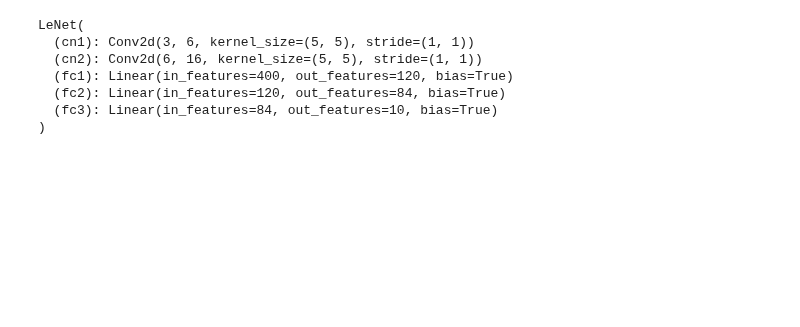
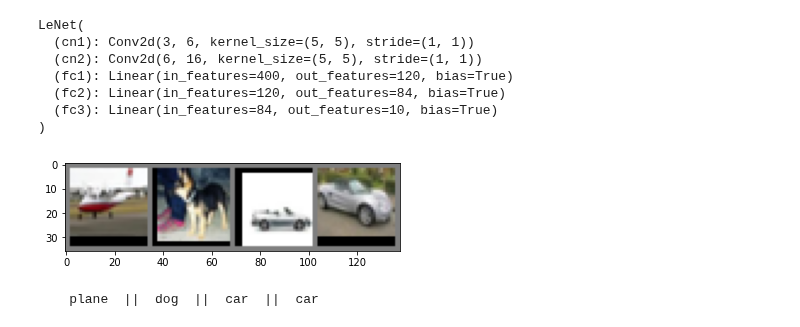
Before and after one commit to yyc9337/Deep-Learning, a Jupyter notebook: Pytorch_DeepLearning 프로젝트/1. 심층 CNN 아키텍처/LeNet.ipynb, the cells around one changed output. Drawn from its saved outputs; the diff is of its cells as text; code cells hidden in the pictures; blank space fills up the shorter version.

```diff
--- a/Pytorch_DeepLearning 프로젝트/1. 심층 CNN 아키텍처/LeNet.ipynb
+++ b/Pytorch_DeepLearning 프로젝트/1. 심층 CNN 아키텍처/LeNet.ipynb
@@ -121,3 +123,25 @@ def test(net, testloader):
 
     print('LeNet accuracy on 10000 images from test dataset: %d %%' % (
         100 * success / counter))
+# %%
+# define a function that displays an image
+def imageshow(image):
+    # un-normalize the image
+    image = image/2 + 0.5
+    npimage = image.numpy()
+    plt.imshow(np.transpose(npimage, (1, 2, 0)))
+    plt.show()
+
+
+# sample images from training set
+dataiter = iter(trainloader)
+images, labels = dataiter.next()
+
+# display images in a grid
+num_images = 4
+imageshow(torchvision.utils.make_grid(images[:num_images]))
+# print labels
+print('    '+'  ||  '.join(classes[labels[j]] for j in range(num_images)))
+# %% [output]
+[figure, added]
+    plane  ||  dog  ||  car  ||  car
```
Also changed, not shown: parts of 6 cells of this notebook.
